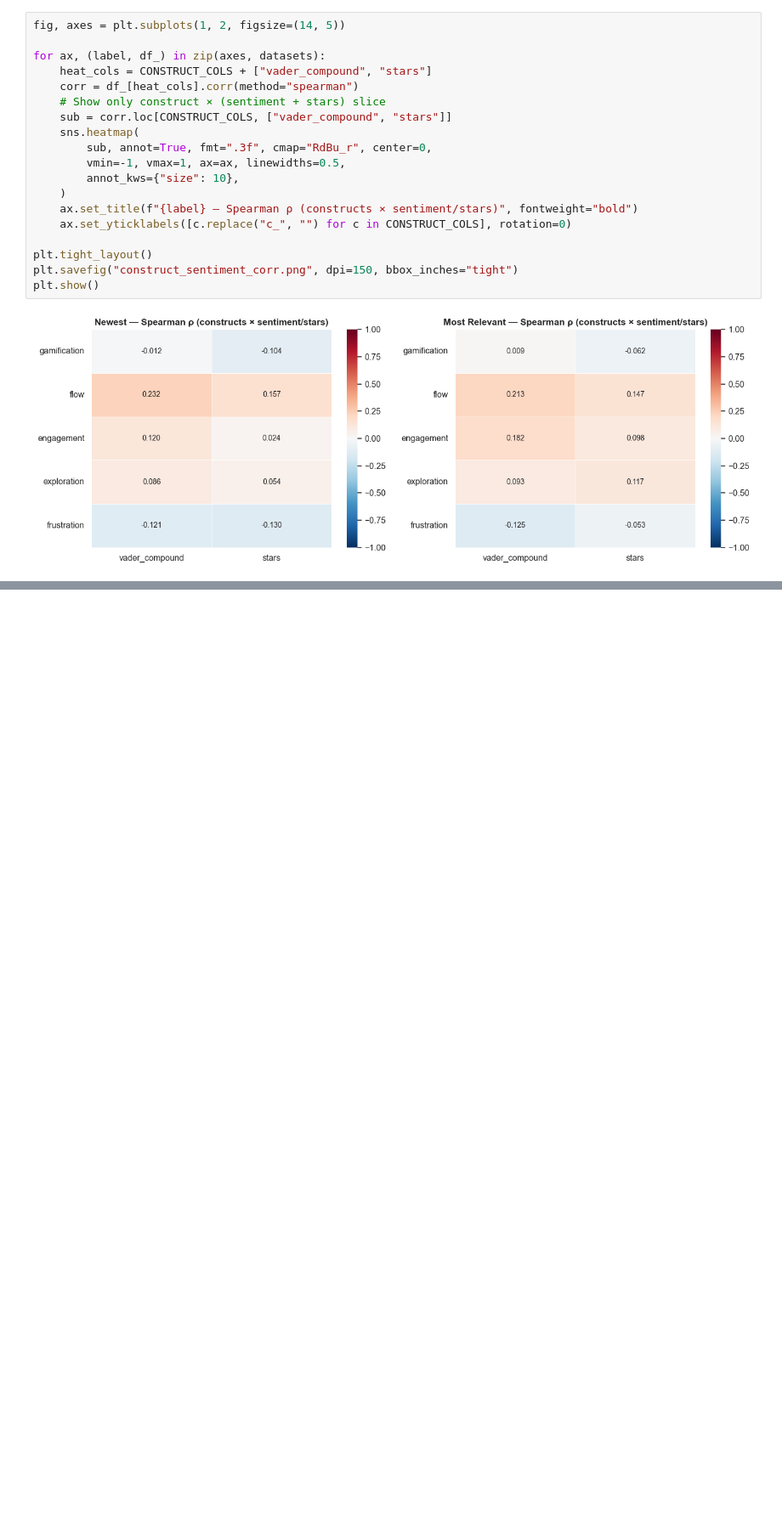
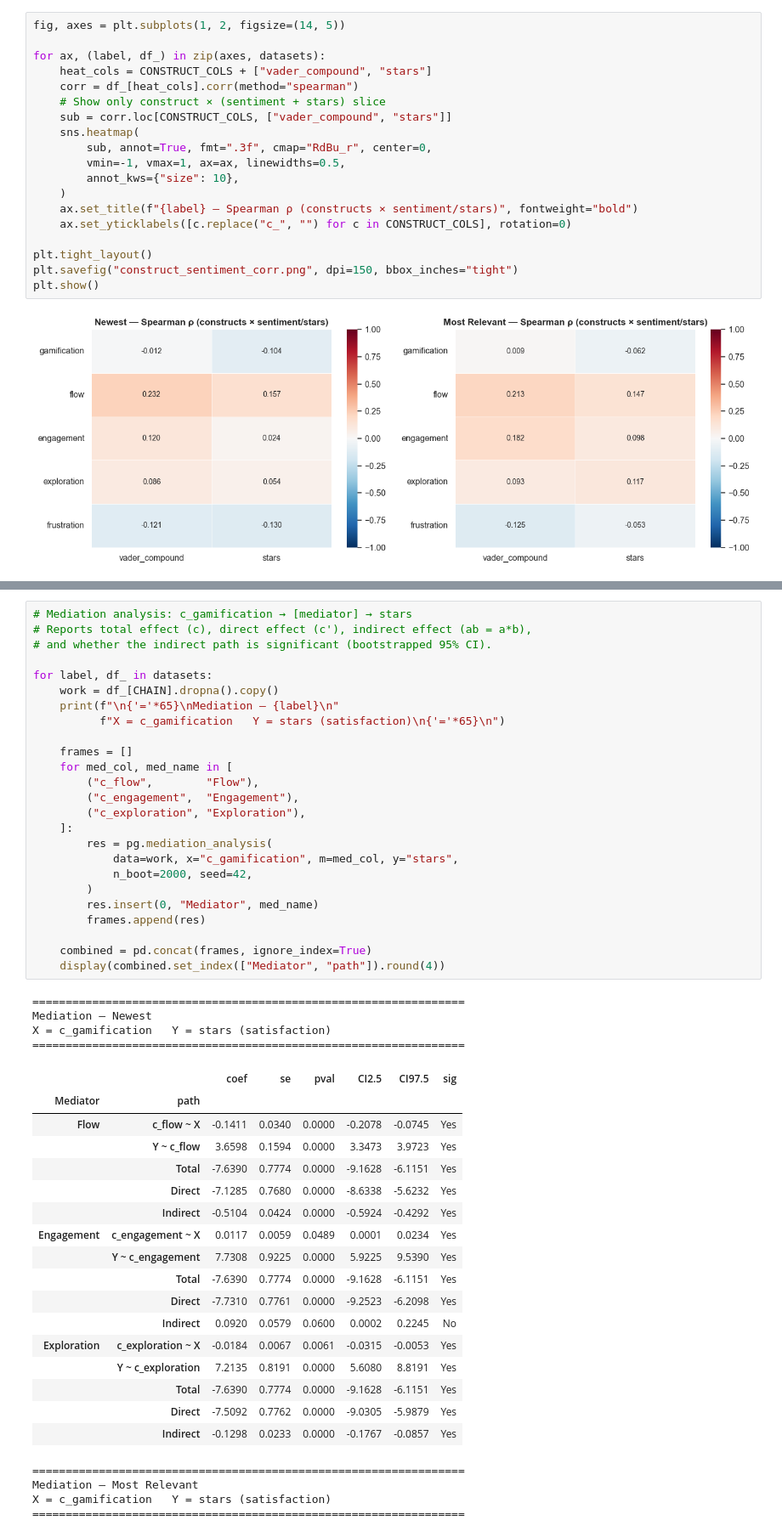
Before and after one commit to hawk-s/tourism_marketing_data, a Jupyter notebook: analysis/analysis.ipynb, the cells around one changed output, grey strips where cells are left out. Shown at 85% size. Cells and saved outputs as stored; diff of their text form; blank space fills up the shorter version.

Commit message:
improve the analysis

```diff
--- a/analysis/analysis.ipynb
+++ b/analysis/analysis.ipynb
@@ -1239,0 +1415,51 @@ plt.show()
+# %%
+# Mediation analysis: c_gamification → [mediator] → stars
+# Reports total effect (c), direct effect (c'), indirect effect (ab = a*b),
+# and whether the indirect path is significant (bootstrapped 95% CI).
+
+for label, df_ in datasets:
+    work = df_[CHAIN].dropna().copy()
+    print(f"\n{'='*65}\nMediation — {label}\n"
+          f"X = c_gamification   Y = stars (satisfaction)\n{'='*65}\n")
+
+    frames = []
+    for med_col, med_name in [
+        ("c_flow",        "Flow"),
+        ("c_engagement",  "Engagement"),
+        ("c_exploration", "Exploration"),
+    ]:
+        res = pg.mediation_analysis(
+            data=work, x="c_gamification", m=med_col, y="stars",
+            n_boot=2000, seed=42,
+        )
+        res.insert(0, "Mediator", med_name)
+        frames.append(res)
+
+    combined = pd.concat(frames, ignore_index=True)
+    display(combined.set_index(["Mediator", "path"]).round(4))
+# %% [output]
+=================================================================
+Mediation — Newest
+X = c_gamification   Y = stars (satisfaction)
+=================================================================
+|  |  | coef | se | pval | CI2.5 | CI97.5 | sig |
+| Mediator | path |  |  |  |  |  |  |
+| Flow | c_flow ~ X | -0.1411 | 0.0340 | 0.0000 | -0.2078 | -0.0745 | Yes |
+|  | Y ~ c_flow | 3.6598 | 0.1594 | 0.0000 | 3.3473 | 3.9723 | Yes |
+|  | Total | -7.6390 | 0.7774 | 0.0000 | -9.1628 | -6.1151 | Yes |
+|  | Direct | -7.1285 | 0.7680 | 0.0000 | -8.6338 | -5.6232 | Yes |
+|  | Indirect | -0.5104 | 0.0424 | 0.0000 | -0.5924 | -0.4292 | Yes |
+| Engagement | c_engagement ~ X | 0.0117 | 0.0059 | 0.0489 | 0.0001 | 0.0234 | Yes |
+|  | Y ~ c_engagement | 7.7308 | 0.9225 | 0.0000 | 5.9225 | 9.5390 | Yes |
+|  | Total | -7.6390 | 0.7774 | 0.0000 | -9.1628 | -6.1151 | Yes |
+|  | Direct | -7.7310 | 0.7761 | 0.0000 | -9.2523 | -6.2098 | Yes |
+|  | Indirect | 0.0920 | 0.0579 | 0.0600 | 0.0002 | 0.2245 | No |
+| Exploration | c_exploration ~ X | -0.0184 | 0.0067 | 0.0061 | -0.0315 | -0.0053 | Yes |
+|  | Y ~ c_exploration | 7.2135 | 0.8191 | 0.0000 | 5.6080 | 8.8191 | Yes |
+|  | Total | -7.6390 | 0.7774 | 0.0000 | -9.1628 | -6.1151 | Yes |
+|  | Direct | -7.5092 | 0.7762 | 0.0000 | -9.0305 | -5.9879 | Yes |
+|  | Indirect | -0.1298 | 0.0233 | 0.0000 | -0.1767 | -0.0857 | Yes |
+=================================================================
+Mediation — Most Relevant
+X = c_gamification   Y = stars (satisfaction)
+=================================================================
```
Also changed, not shown: parts of 6 cells of this notebook, 2 other files.
